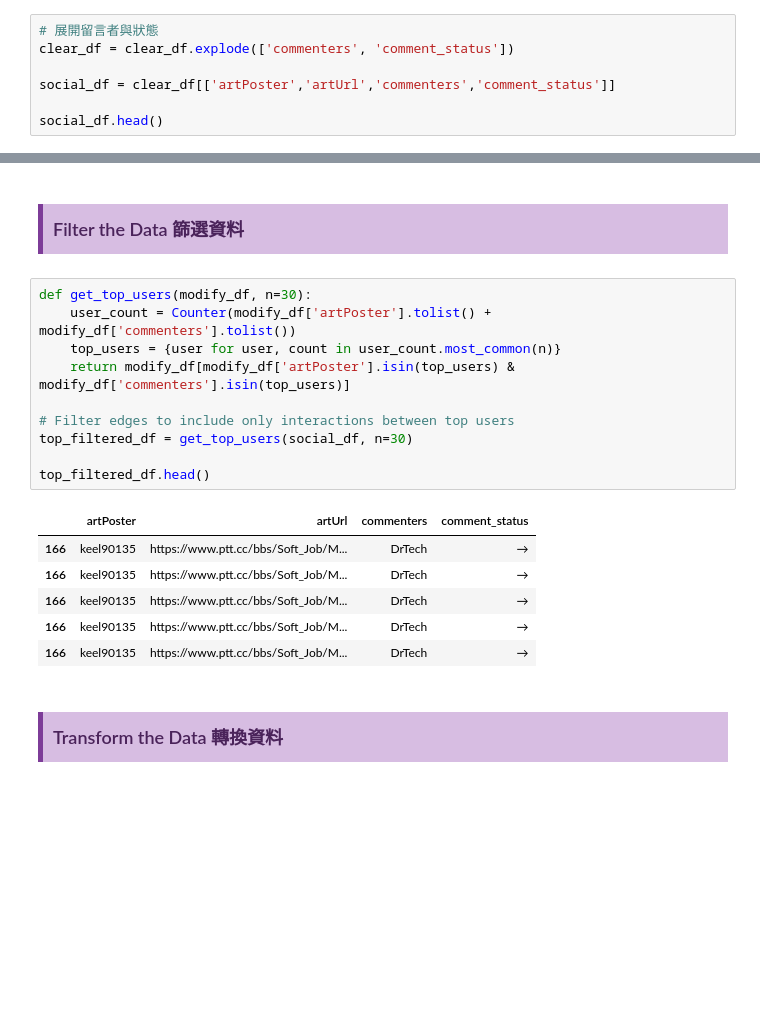
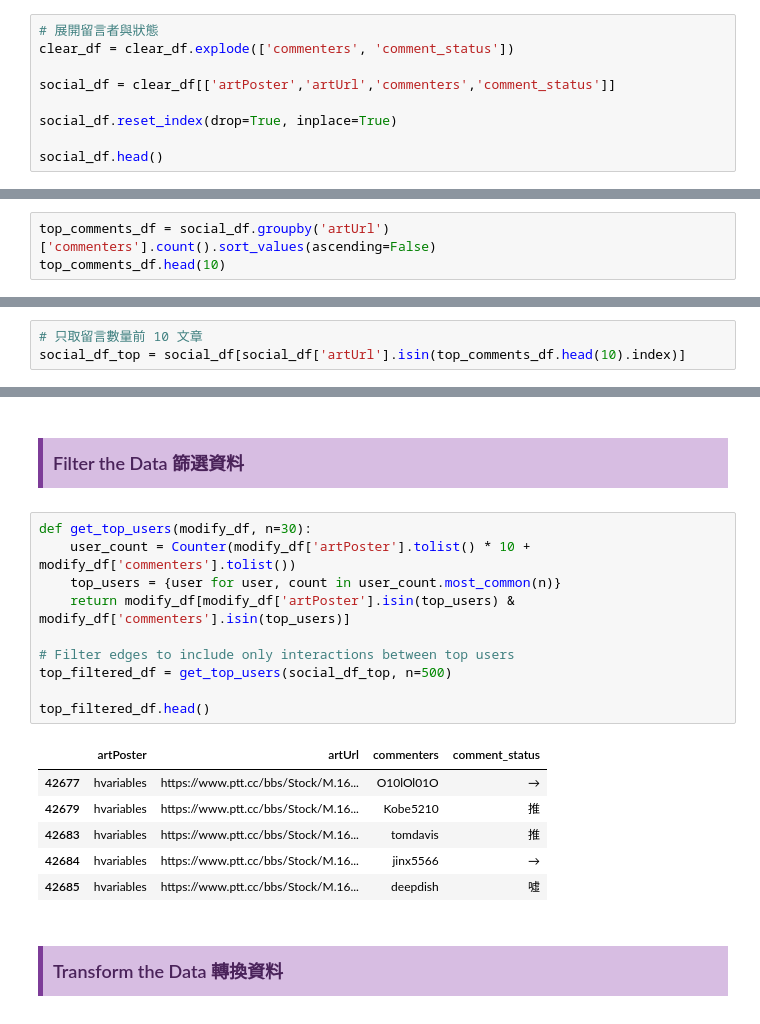
Before and after one commit to whats2000/SocialMediaAnalysisAboutAITrend, a Jupyter notebook: NetworkAnalysis.ipynb, the cells around one changed output, grey strips where cells are left out. Drawn from its saved outputs; the diff is of its cells as text; blank space fills up the shorter version.

```diff
--- a/NetworkAnalysis.ipynb
+++ b/NetworkAnalysis.ipynb
@@ -155,6 +155,8 @@ clear_df = clear_df.explode(['commenters', 'comment_status'])
 
 social_df = clear_df[['artPoster','artUrl','commenters','comment_status']]
 
+social_df.reset_index(drop=True, inplace=True)
+
 social_df.head()
 # %% [output]
 |  | artPoster | artUrl | commenters | comment_status |
@@ -173,0 +178,3 @@ Name: count, dtype: int64
+# %%
+top_comments_df = social_df.groupby('artUrl')['commenters'].count().sort_values(ascending=False)
+top_comments_df.head(10)
@@ -174,24 +196,27 @@ Name: count, dtype: int64
+# %%
+# 只取留言數量前 10 文章
+social_df_top = social_df[social_df['artUrl'].isin(top_comments_df.head(10).index)]
 # %% [markdown]
 # <div style="font-family: 'Garamond', serif; font-size: 22px; color: #ffffff; background-color: #34568B; text-align: center; padding: 15px; border-radius: 10px; border: 2px solid #FF6F61; box-shadow: 0 6px 12px rgba(0, 0, 0, 0.3); margin-bottom: 20px;">Step 3: Network Analysis Of Users and Articles 使用者與文章的網路分析</div>
 # %% [markdown]
 ## <div style="font-family: 'Lucida Sans Unicode', sans-serif; font-size: 18px; color: #4A235A; background-color: #D7BDE2; text-align: left; padding: 10px; border-left: 5px solid #7D3C98; box-shadow: 0 4px 6px rgba(0, 0, 0, 0.2); margin-bottom: 10px;">Filter the Data 篩選資料</div>
 # %%
 def get_top_users(modify_df, n=30):
-    user_count = Counter(modify_df['artPoster'].tolist() + modify_df['commenters'].tolist())
+    user_count = Counter(modify_df['artPoster'].tolist() * 10 + modify_df['commenters'].tolist())
     top_users = {user for user, count in user_count.most_common(n)}
     return modify_df[modify_df['artPoster'].isin(top_users) & modify_df['commenters'].isin(top_users)]
 
 # Filter edges to include only interactions between top users
-top_filtered_df = get_top_users(social_df, n=30)
+top_filtered_df = get_top_users(social_df_top, n=500)
 
 top_filtered_df.head()
 # %% [output]
 |  | artPoster | artUrl | commenters | comment_status |
-| 166 | keel90135 | https://www.ptt.cc/bbs/Soft_Job/M... | DrTech | → |
-| 166 | keel90135 | https://www.ptt.cc/bbs/Soft_Job/M... | DrTech | → |
-| 166 | keel90135 | https://www.ptt.cc/bbs/Soft_Job/M... | DrTech | → |
-| 166 | keel90135 | https://www.ptt.cc/bbs/Soft_Job/M... | DrTech | → |
-| 166 | keel90135 | https://www.ptt.cc/bbs/Soft_Job/M... | DrTech | → |
+| 42677 | hvariables | https://www.ptt.cc/bbs/Stock/M.16... | O10lOl01O | → |
+| 42679 | hvariables | https://www.ptt.cc/bbs/Stock/M.16... | Kobe5210 | 推 |
+| 42683 | hvariables | https://www.ptt.cc/bbs/Stock/M.16... | tomdavis | 推 |
+| 42684 | hvariables | https://www.ptt.cc/bbs/Stock/M.16... | jinx5566 | → |
+| 42685 | hvariables | https://www.ptt.cc/bbs/Stock/M.16... | deepdish | 噓 |
 # %% [markdown]
 ## <div style="font-family: 'Lucida Sans Unicode', sans-serif; font-size: 18px; color: #4A235A; background-color: #D7BDE2; text-align: left; padding: 10px; border-left: 5px solid #7D3C98; box-shadow: 0 4px 6px rgba(0, 0, 0, 0.2); margin-bottom: 10px;">Transform the Data 轉換資料</div>
 # %%
```
Also changed, not shown: parts of 46 cells of this notebook, 8 other files.
